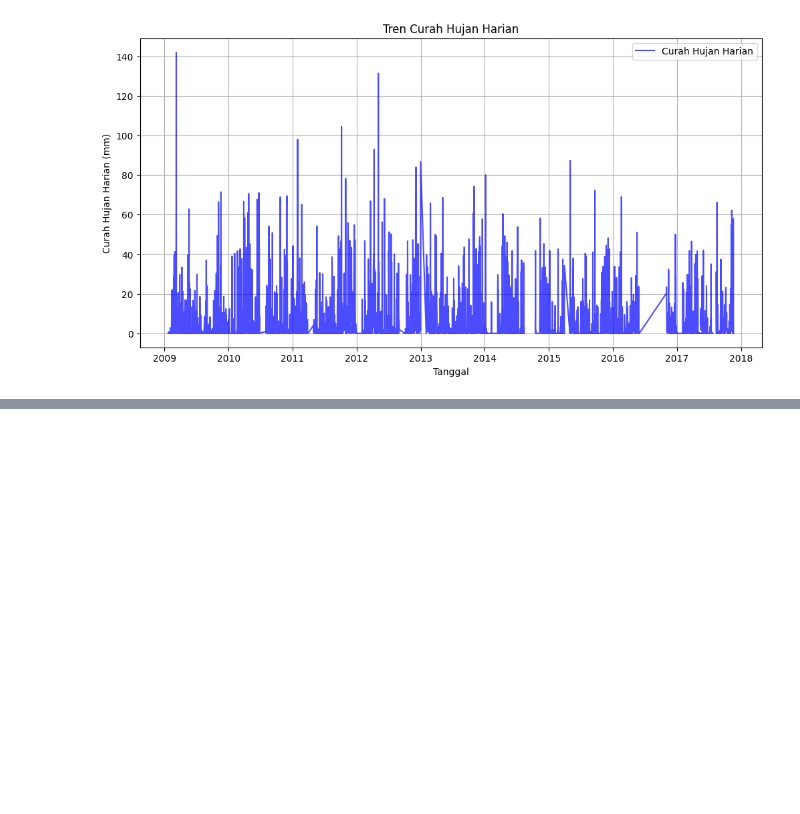
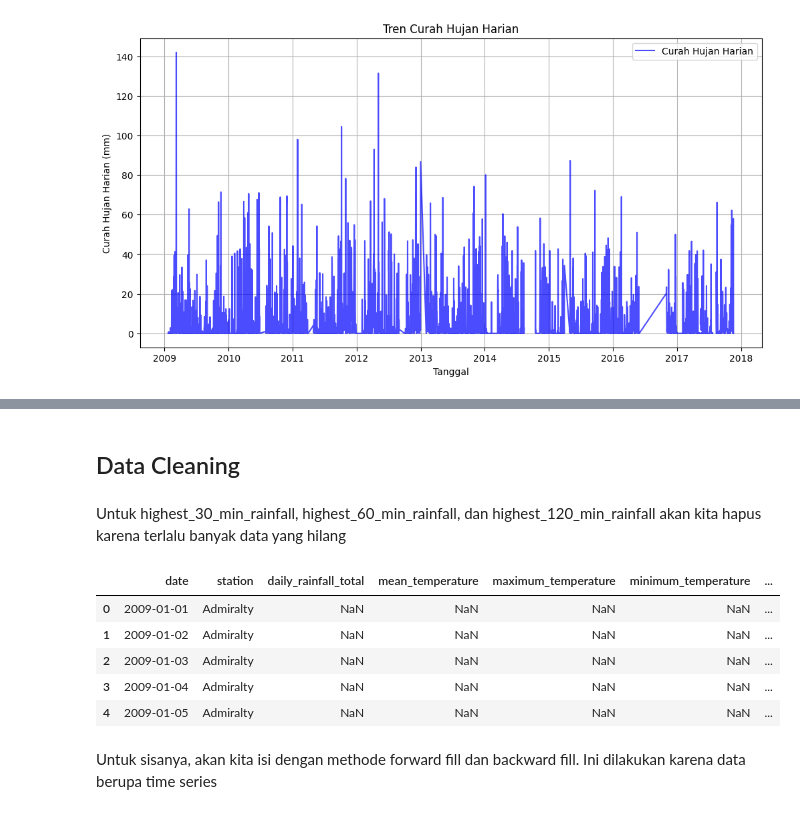
Before and after one commit to mie-intel/AI-WSM, a Jupyter notebook: A.ipynb, the cells around one changed output, grey strips where cells are left out. Drawn from its saved outputs; the diff is of its cells as text; code cells hidden in the pictures; blank space fills up the shorter version.

```diff
--- a/A.ipynb
+++ b/A.ipynb
@@ -105,0 +167,17 @@ plt.show()
+# %% [markdown]
+## Data Cleaning
+# %% [markdown]
+Untuk highest_30_min_rainfall, highest_60_min_rainfall, dan highest_120_min_rainfall akan kita hapus karena terlalu banyak data yang hilang
+# %%
+removed_columns = ['highest_30_min_rainfall', 'highest_60_min_rainfall', 'highest_120_min_rainfall']
+data_clean = data.drop(columns=removed_columns)
+data_clean.head()
+# %% [output]
+|  | date | station | daily_rainfall_total | mean_temperature | maximum_temperature | minimum_temperature | ... |
+| 0 | 2009-01-01 | Admiralty | NaN | NaN | NaN | NaN | ... |
+| 1 | 2009-01-02 | Admiralty | NaN | NaN | NaN | NaN | ... |
+| 2 | 2009-01-03 | Admiralty | NaN | NaN | NaN | NaN | ... |
+| 3 | 2009-01-04 | Admiralty | NaN | NaN | NaN | NaN | ... |
+| 4 | 2009-01-05 | Admiralty | NaN | NaN | NaN | NaN | ... |
+# %% [markdown]
+Untuk sisanya, akan kita isi dengan methode forward fill dan backward fill. Ini dilakukan karena data berupa time series
```
Also changed, not shown: parts of 9 cells of this notebook.
